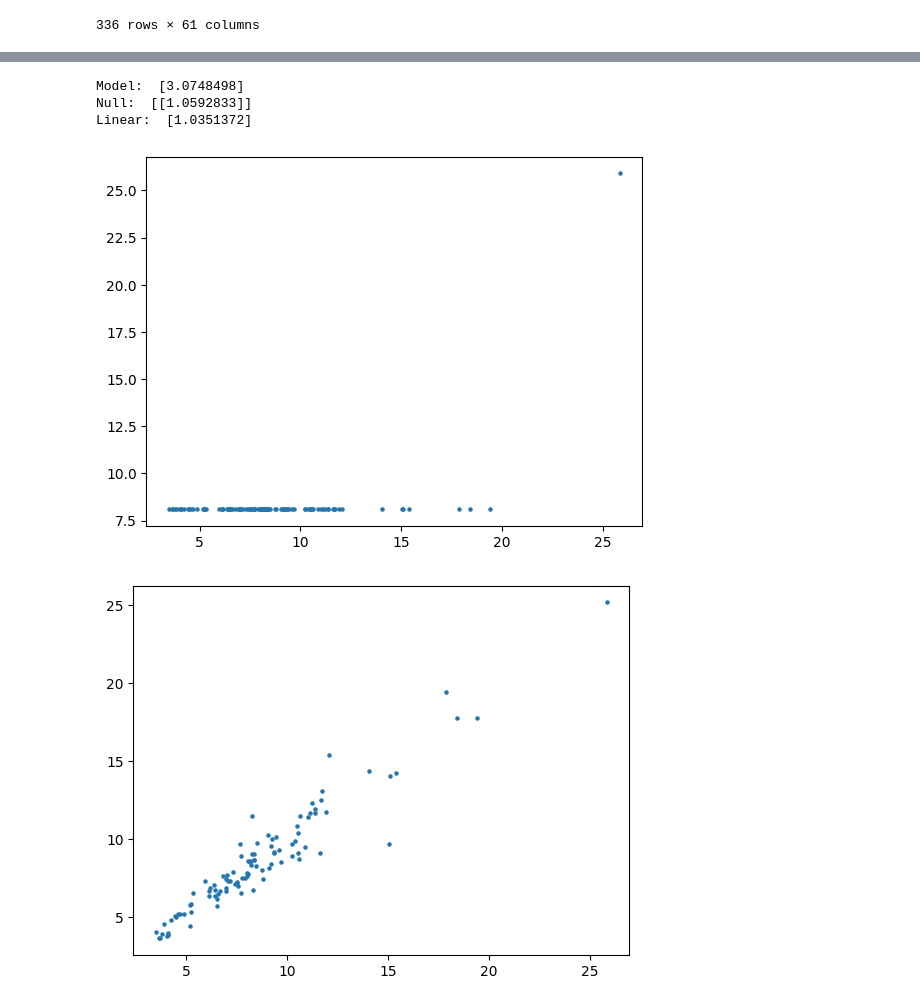
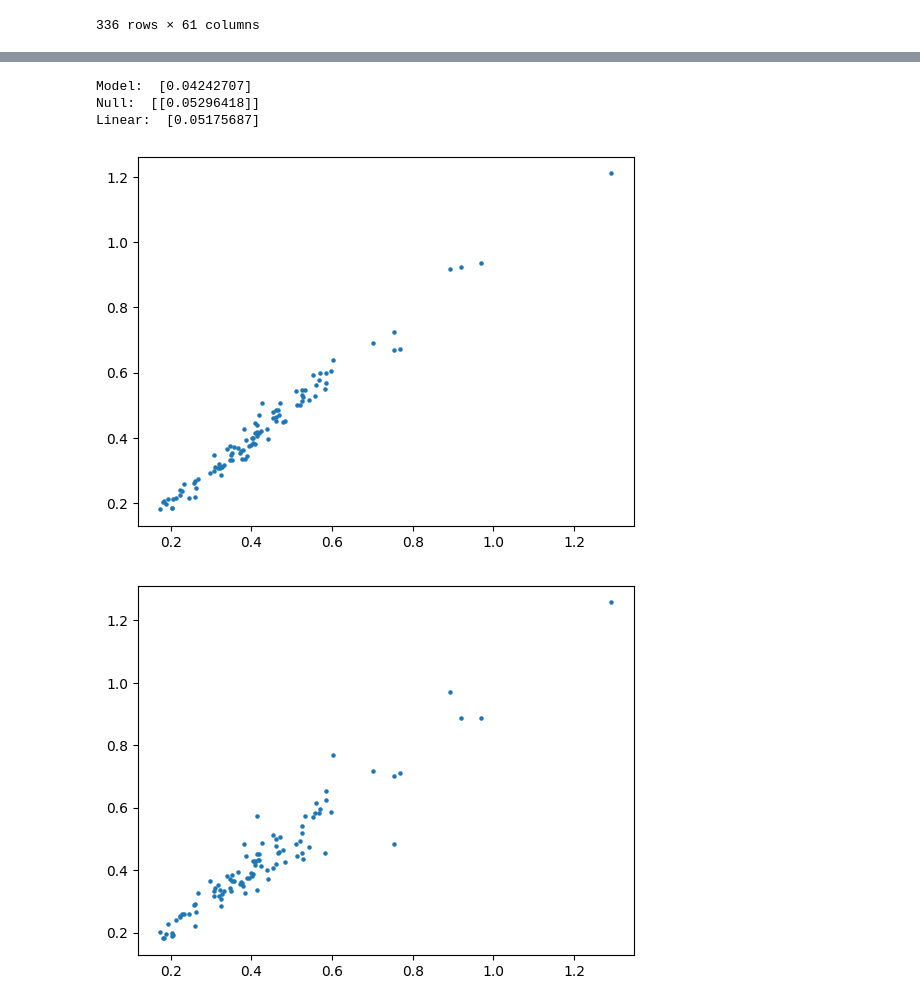
Before and after one commit to khangluong2004/COMP20008_Assignment2, a Jupyter notebook: khang/nn.ipynb, the cells around one changed output, grey strips where cells are left out. Saved outputs shown, nothing was run; the diff lists cells and outputs as text; code cells hidden in the pictures.

```diff
--- a/khang/nn.ipynb
+++ b/khang/nn.ipynb
@@ -103,7 +103,7 @@ print(crime_idx, last_idx)
 print(np.sum(new.isna().sum()))
 print(np.mean((new["last_crime"] - new["crime"])**2))
 
-new['crime'] /= 1000
+new['crime'] /= 20000
 
 new
 # %% [output]
@@ -311,36 +311,36 @@ with torch.no_grad():
         out = np.hstack((x[:,56:], pred.reshape(-1,1)))
         pred = out[:, crime_idx - 56]
 
-        predNull = scaler_x.inverse_transform(x)[:, last_idx].reshape(-1,1)/1e3
+        predNull = scaler_x.inverse_transform(x)[:, last_idx].reshape(-1,1)/2e4
 
         predLinear = b + m * scaler_x.inverse_transform(x)[:, last_idx]
 
 
         # print(f'Predicted: "{pred}",\n Actual: "{crime}"')
         # print("Linear", predLinear)
 
         mse += (pred - crime) ** 2
         mseNull += (predNull - crime)**2
         mseLinear += (predLinear - crime)**2
 
         predNulls.append(predNull)
         predCrimes.append(pred)
         actual.append(crime)
 
     print("Model: ", np.sqrt(mse/i))
     print("Null: ", np.sqrt(mseNull/i))
     print("Linear: ", np.sqrt(mseLinear/i))
 
 plt.figure()
 plt.scatter(predNulls, predCrimes, s= 5)
 plt.show()
 
 plt.figure()
 plt.scatter(predNulls, actual, s=5)
 plt.show()
 # %% [output]
-Model:  [3.0748498]
-Null:  [[1.0592833]]
-Linear:  [1.0351372]
+Model:  [0.04242707]
+Null:  [[0.05296418]]
+Linear:  [0.05175687]
-[figure, old version]
+[figure, new version]
-[figure, old version]
+[figure, new version]
```
Also changed, not shown: parts of 2 cells of this notebook.
